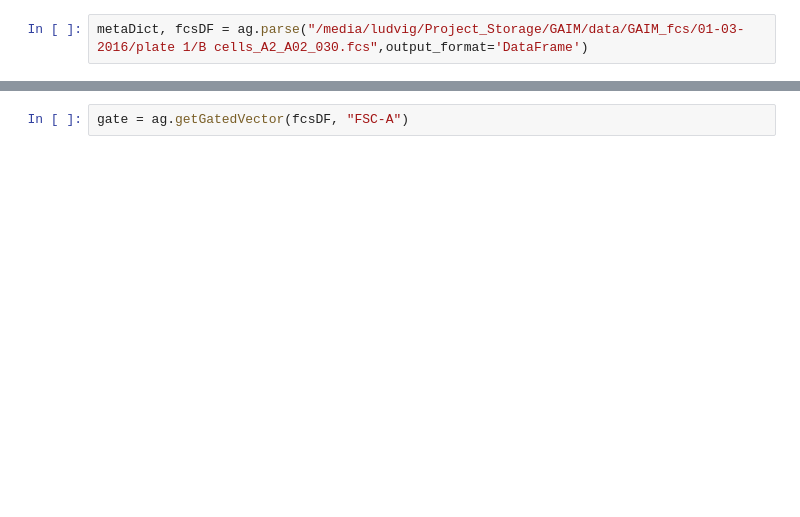
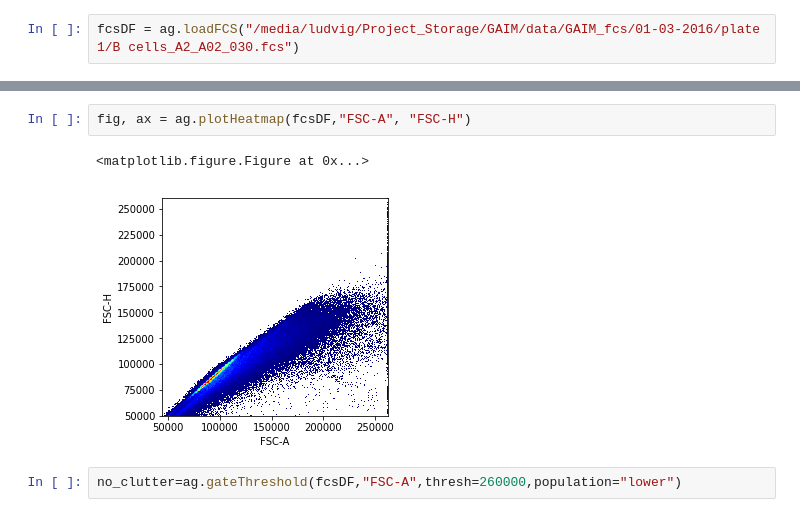
Before and after one commit to LudvigEk/aligater, a Jupyter notebook: pyAliGater_testing.ipynb, the cells around one changed output, grey strips where cells are left out. Drawn from its saved outputs; the diff is of its cells as text; blank space fills up the shorter version.

```diff
--- a/pyAliGater_testing.ipynb
+++ b/pyAliGater_testing.ipynb
@@ -3,2 +12,2 @@ import aligater as ag
 # %%
-metaDict, fcsDF = ag.parse("/media/ludvig/Project_Storage/GAIM/data/GAIM_fcs/01-03-2016/plate 1/B cells_A2_A02_030.fcs",output_format='DataFrame')
+fcsDF = ag.loadFCS("/media/ludvig/Project_Storage/GAIM/data/GAIM_fcs/01-03-2016/plate 1/B cells_A2_A02_030.fcs")
@@ -26,2 +17,7 @@ fcsDF
 # %%
-gate = ag.getGatedVector(fcsDF, "FSC-A")
+fig, ax = ag.plotHeatmap(fcsDF,"FSC-A", "FSC-H")
+# %% [output]
+<matplotlib.figure.Figure at 0x...>
+[figure, added]
+# %%
+no_clutter=ag.gateThreshold(fcsDF,"FSC-A",thresh=260000,population="lower")
```
Also changed, not shown: parts of 14 cells of this notebook, 3 other files.
